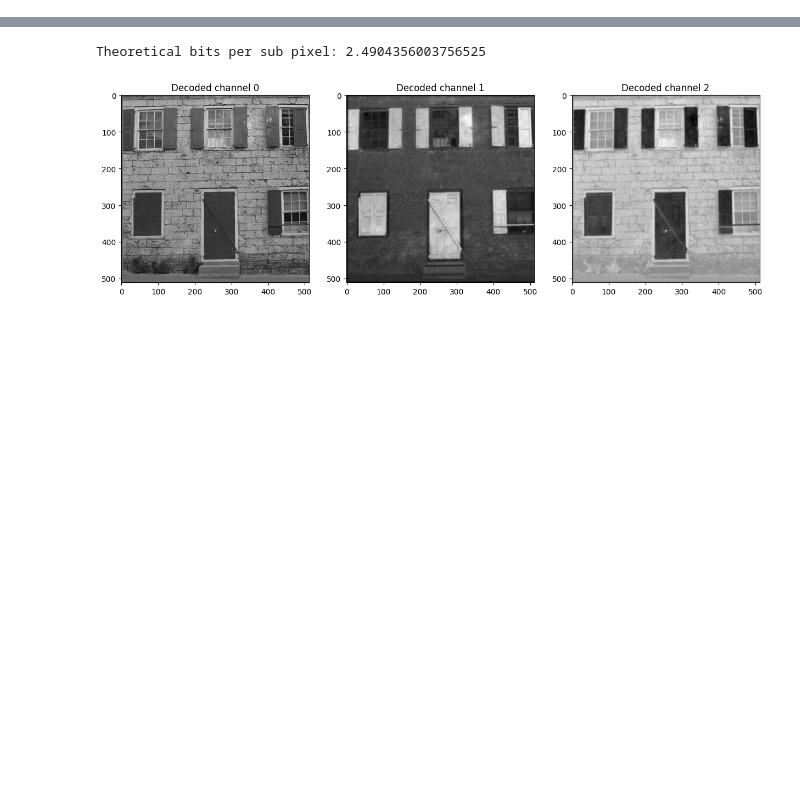
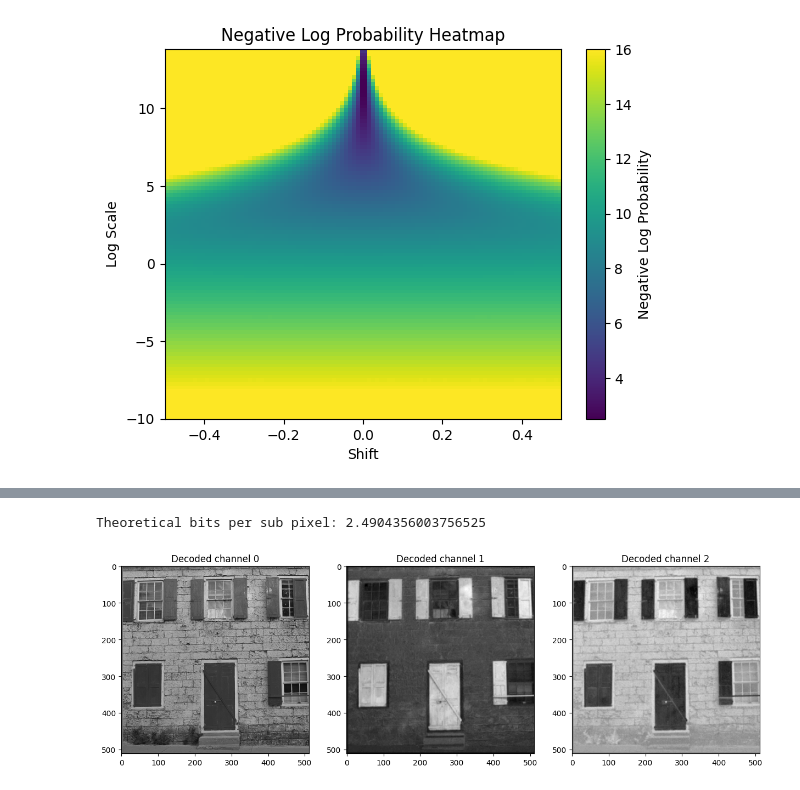
Before and after one commit to Qwedux/Cool-Chic, a Jupyter notebook: coolchic/testing/tmp.ipynb, the cells around one changed output, grey strips where cells are left out. Drawn from its saved outputs; the diff is of its cells as text; code cells hidden in the pictures; blank space fills up the shorter version.

```diff
--- a/coolchic/testing/tmp.ipynb
+++ b/coolchic/testing/tmp.ipynb
@@ -10,19 +6,24 @@ if os.path.basename(os.getcwd()) == "testing":
     os.chdir(os.path.dirname(os.getcwd()))
     sys.path.append(os.getcwd())
 
-import unittest
 from lossless.util.distribution import (
-    weak_colorar_rate,
     discretized_logistic_logp,
-    get_mu_and_scale_linear_color
+    get_mu_and_scale_linear_color,
 )
 import lossless.util.color_transform as color_transform
 import torch
 import matplotlib.pyplot as plt
 import numpy as np
+from lossless.util.color_transform import ColorBitdepths
+from lossless.component.types import POSSIBLE_ENCODING_DISTRIBUTIONS
+import constriction
+import struct
 
-import matplotlib.pyplot as plt
-# plt.rcParams["figure.dpi"] = 150
+
+class StopExecution(Exception):
+    def _render_traceback_(self):
+        return []
+
 
 def unget_scale(scale: torch.Tensor) -> torch.Tensor:
     """Helper function to get log_scale from scale
@@ -34,31 +35,6 @@ def unget_scale(scale: torch.Tensor) -> torch.Tensor:
     logscale = torch.clamp(logscale, min=-10.0, max=13.8155)
     return logscale
 
-_ = (
-# def inflate_mu_and_scale_linear_color(
-#     mu: torch.Tensor, log_scale: torch.Tensor, x: torch.Tensor
-# ) -> torch.Tensor:
-#     """Helper function to get params from mu and scale
-
-#     Args:
-#         - mu (torch.Tensor): Tensor of shape N x 3 x H x W
-#         - log_scale (torch.Tensor): Tensor of shape N x 3 x H x W
-#         - x (torch.Tensor): Tensor of shape N x 3 x H x W
-#     """
-#     pass
-
-
-# class TestWeakColorarRate(unittest.TestCase):
-#     def simple_case(self):
-#         channel_ranges = color_transform.RGBBitdepths()
-#         x = torch.tensor([[[[0.40802]], [[0.24332]], [[0.63202]]]])
-#         print(x.shape)
-#         mu = x + 0.1
-#         logscale = torch.tensor([[[[0.0]], [[0.0]], [[0.0]]]])
-#         params = inflate_mu_and_scale_linear_color(mu, logscale, x)
-
-# TestWeakColorarRate().simple_case()
-)
 
 class MonochromeBitdepths(color_transform.ColorBitdepths):
     def __init__(self) -> None:
@@ -117,30 +93,32 @@ def logp_image(shifts: np.ndarray, logscales: np.ndarray):
     channel_ranges = MonochromeBitdepths()
     x = torch.ones((1, 1, 1, 1)) * DEFAULT_IMG_VALUE
 
     logp_matrix = np.zeros((len(logscales), len(shifts)))
 
     for j, shift_value in enumerate(shifts):
         for i, logscale_value in enumerate(logscales):
             shift = torch.tensor(shift_value)
             mu = x + shift
             log_scale = torch.clamp(
                 torch.tensor(logscale_value), min=-10.0, max=13.8155
             )
             scale = torch.exp(-0.5 * log_scale)
             logp = discretized_logistic_logp(mu, scale, x, channel_ranges)
             logp_matrix[i, j] = -logp.item()
 
     plt.imshow(
         logp_matrix,
         extent=(shifts[0], shifts[-1], logscales[0], logscales[-1]),
         aspect="auto",
         origin="lower",
     )
     plt.colorbar(label="Negative Log Probability")
     plt.xlabel("Shift")
     plt.ylabel("Log Scale")
     plt.title("Negative Log Probability Heatmap")
     plt.show()
 
 
 logp_image(np.linspace(-0.5, 0.5, 100), np.linspace(-10.0, 13.8154, 100))
+# %% [output]
+[figure, added]
```
Also changed, not shown: parts of 12 cells of this notebook, 2 other files.
